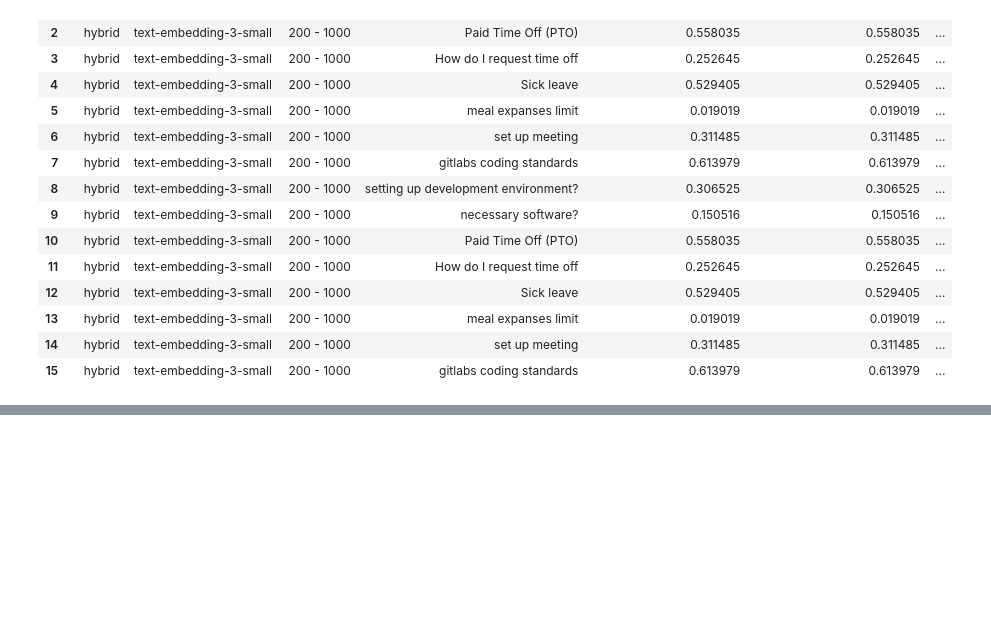
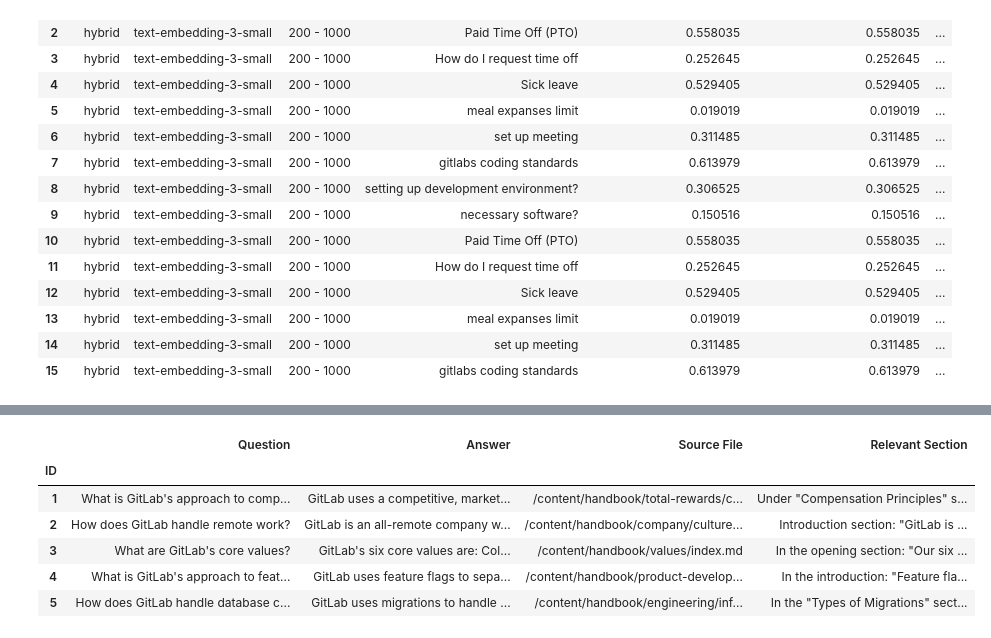
Before and after one commit to LaurensBronsveld/ChatbotExperiment, a Jupyter notebook: journals/rag_testing.ipynb, the cells around one changed output, grey strips where cells are left out. Cells and saved outputs as stored; diff of their text form; code cells hidden in the pictures; blank space fills up the shorter version.

Commit message:
implemented basic golden test set

```diff
--- a/journals/rag_testing.ipynb
+++ b/journals/rag_testing.ipynb
@@ -122,6 +125,7 @@ Base.metadata.create_all(engine)
 
 DATA_PATH = "../data/handbook-main-content"
 RESULT_PATH = "../data/rag-results/"
+GOLDEN_TEST_PATH = "../data/gitlab-handbook-golden-test-set.csv"
 EMBEDDING_MODEL = "text-embedding-3-small"
 OPENAI_API_KEY = os.environ.get("OPENAI_API_KEY")
 
@@ -885,0 +1197,11 @@ Laurens Bronsveld
+# %%
+df = pd.read_csv(GOLDEN_TEST_PATH, delimiter=';', index_col="ID")
+df.head()
+# %% [output]
+|  | Question | Answer | Source File | Relevant Section |
+| ID |  |  |  |  |
+| 1 | What is GitLab's approach to comp... | GitLab uses a competitive, market... | /content/handbook/total-rewards/c... | Under "Compensation Principles" s... |
+| 2 | How does GitLab handle remote work? | GitLab is an all-remote company w... | /content/handbook/company/culture... | Introduction section: "GitLab is ... |
+| 3 | What are GitLab's core values? | GitLab's six core values are: Col... | /content/handbook/values/index.md | In the opening section: "Our six ... |
+| 4 | What is GitLab's approach to feat... | GitLab uses feature flags to sepa... | /content/handbook/product-develop... | In the introduction: "Feature fla... |
+| 5 | How does GitLab handle database c... | GitLab uses migrations to handle ... | /content/handbook/engineering/inf... | In the "Types of Migrations" sect... |
```
Also changed, not shown: parts of 19 cells of this notebook, 9 other files.
